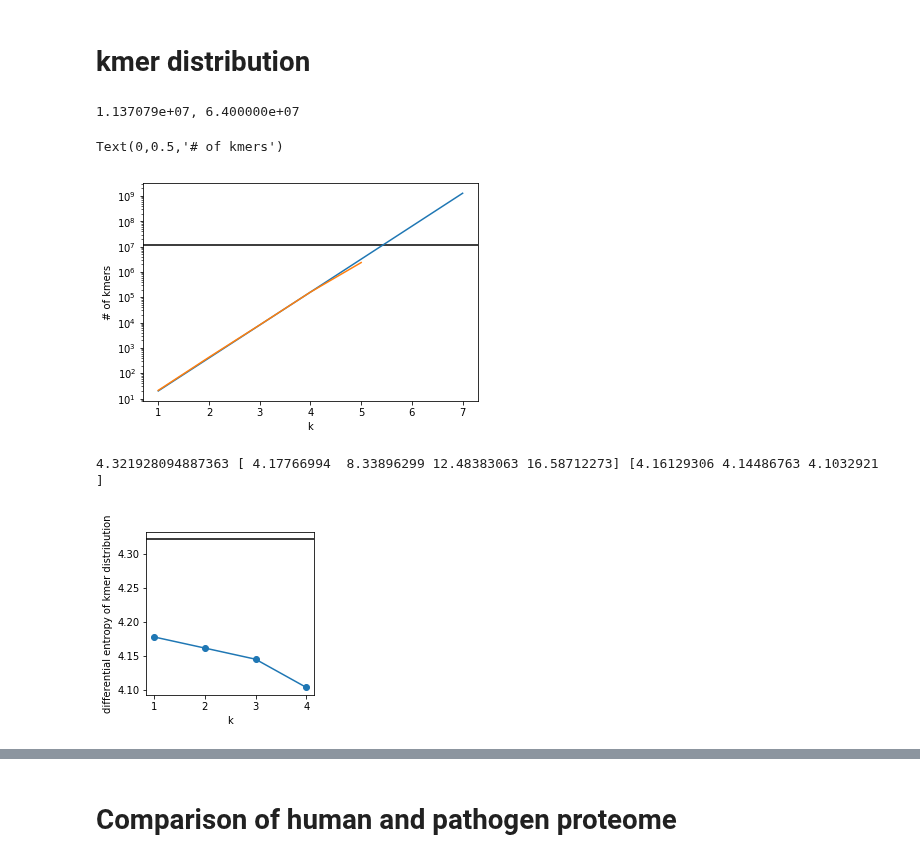
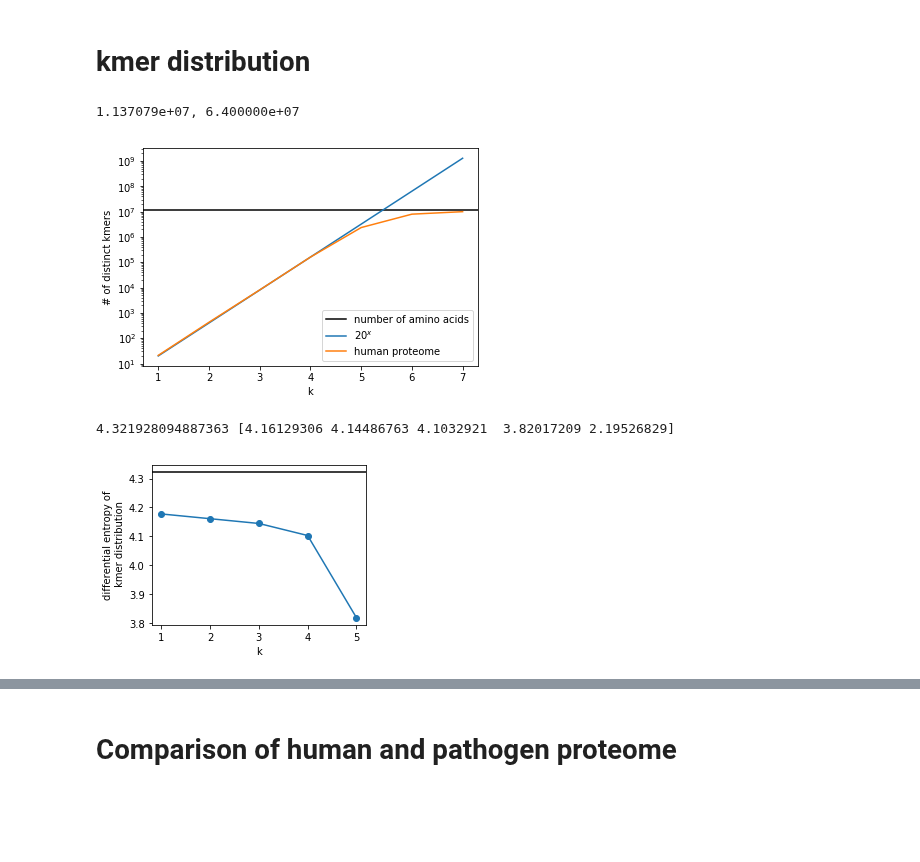
Before and after one commit to andim/peptidome, a Jupyter notebook: code/analysis.ipynb, the cells around one changed output, grey strips where cells are left out. Cells and saved outputs as stored; diff of their text form; code cells hidden in the pictures; blank space fills up the shorter version.

```diff
--- a/code/analysis.ipynb
+++ b/code/analysis.ipynb
@@ -37,18 +37,20 @@ nhuman
 # %% [markdown]
 # kmer distribution
 # %%
-counters = [count_kmers_proteome(human, k) for k in range(1, 7)]
+counters = [count_kmers_proteome(human, k) for k in range(1, 8)]
 # %%
 totalpeptides = np.sum(list(counters[0].values()))
 print('%e, %e'%(totalpeptides, 20**6))
+fig = plt.figure()
 x = np.arange(1, 8)
-plt.axhline(totalpeptides, color='k')
-plt.plot(x, 20**x)
-plt.plot(range(1, len(counters)+1), [len(c) for c in counters])
+plt.axhline(totalpeptides, color='k', label='number of amino acids')
+plt.plot(x, 20**x, label='$20^x$')
+plt.plot(range(1, len(counters)+1), [len(c) for c in counters], label='human proteome')
 plt.yscale('log')
 plt.xlabel('k')
-plt.ylabel('# of kmers')
+plt.ylabel('# of distinct kmers')
+plt.legend(loc='lower right')
+fig.savefig('plots/kmerscaling.png', dpi=300)
 # %% [output]
 1.137079e+07, 6.400000e+07
-Text(0,0.5,'# of kmers')
-[figure, old version]
+[figure, new version]
@@ -55,12 +60,14 @@ Text(0,0.5,'# of kmers')
 # %%
 entropies = np.array([entropy(normalize(c), base=2) for i, c in enumerate(counters[:-1])])
-print(np.log2(20), entropies, np.diff(entropies))
-plt.figure(figsize=(3, 3))
-plt.plot(np.arange(1, len(counters)), np.append([entropies[0]], np.diff(entropies)), 'o-')
+print(np.log2(20), np.diff(entropies))
+fig = plt.figure(figsize=(4, 3))
+plt.plot(np.arange(1, len(counters))[:-1], np.append([entropies[0]], np.diff(entropies))[:-1], 'o-')
 #plt.ylim(4.0, 4.35)
 plt.axhline(np.log2(20), c='k')
 plt.xlabel('k')
-plt.ylabel('differential entropy of kmer distribution');
+plt.ylabel('differential entropy of\n kmer distribution');
+fig.tight_layout()
+fig.savefig('plots/diffentropy.png', dpi=300)
 # %% [output]
-4.321928094887363 [ 4.17766994  8.33896299 12.48383063 16.58712273] [4.16129306 4.14486763 4.1032921 ]
+4.321928094887363 [4.16129306 4.14486763 4.1032921  3.82017209 2.19526829]
-[figure, old version]
+[figure, new version]
```
Also changed, not shown: parts of 24 cells of this notebook, 6 other files.
